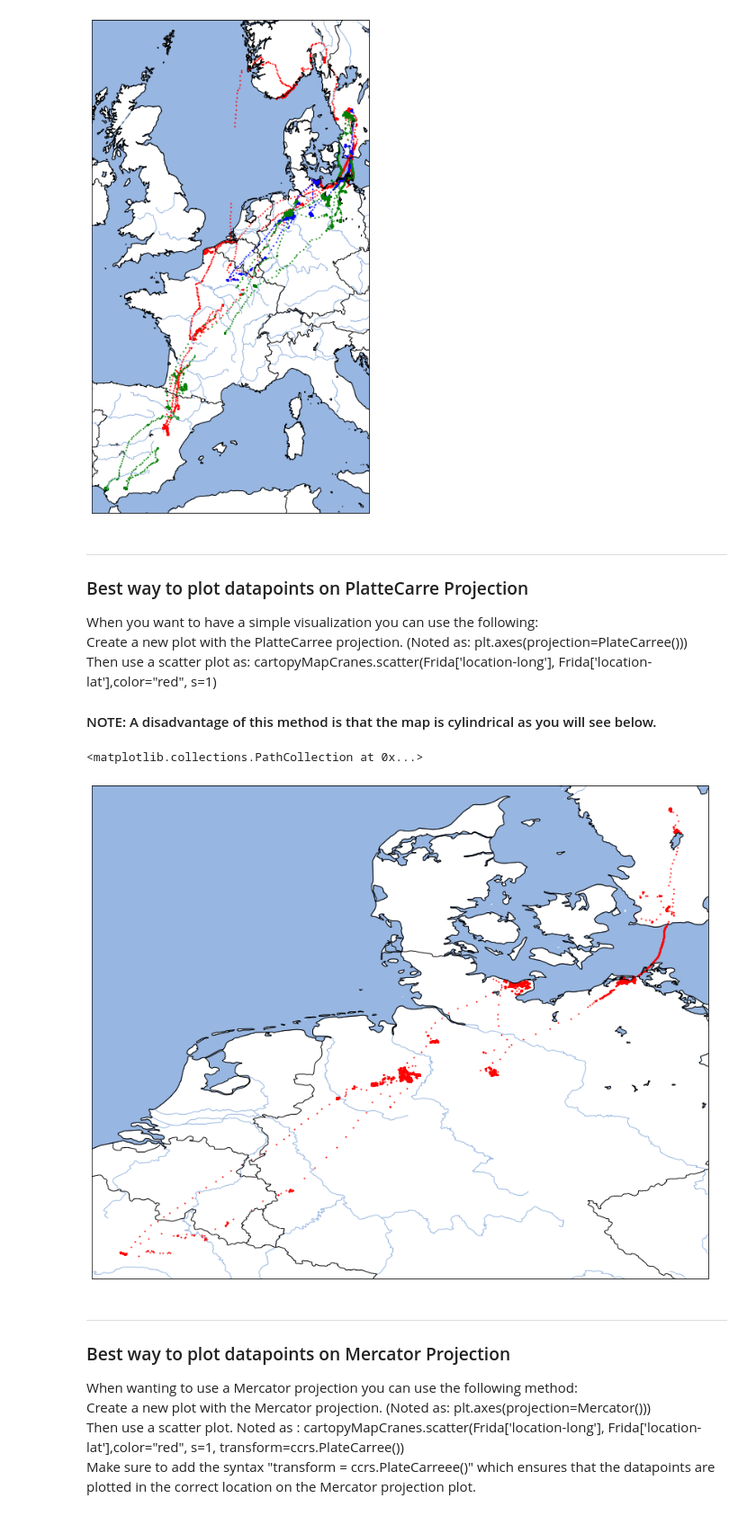
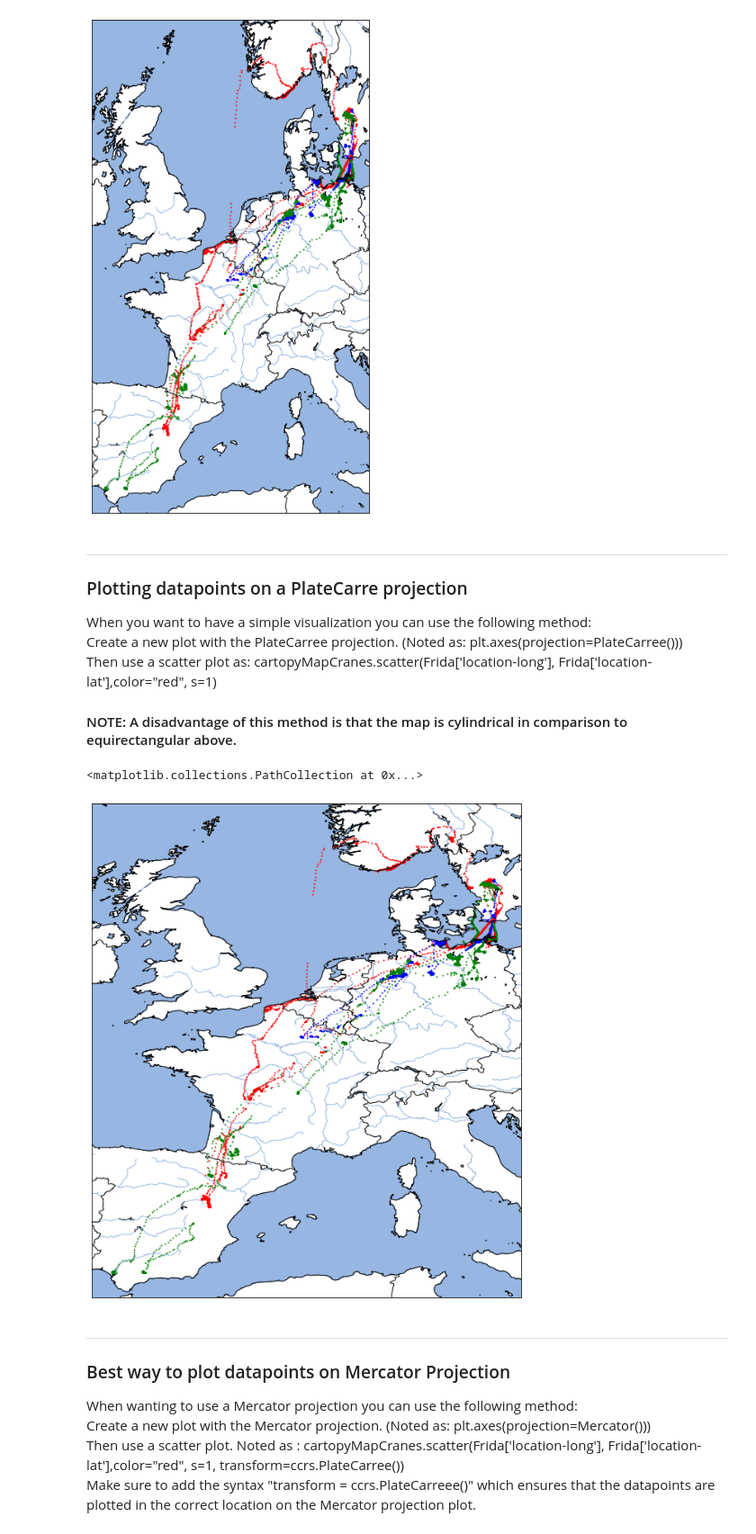
Before and after one commit to The-GeoStack-Project/GeoStack-Workshop, a Jupyter notebook: Geostack-Workshop-Content/Part-1-Data-processing/Notebooks/Solution/Solution-Data-processing.ipynb, the cells around one changed output. Shown at 90% size. Cells and saved outputs as stored; diff of their text form; code cells hidden in the pictures.

```diff
--- a/Geostack-Workshop-Content/Part-1-Data-processing/Notebooks/Solution/Solution-Data-processing.ipynb
+++ b/Geostack-Workshop-Content/Part-1-Data-processing/Notebooks/Solution/Solution-Data-processing.ipynb
@@ -309,33 +309,35 @@ cartopyMapCranes.scatter(Cajsa['location-long'], Cajsa['location-lat'],color="gr
 # %% [markdown]
 ---
 
-### Best way to plot datapoints on PlatteCarre Projection
-When you want to have a simple visualization you can use the following:<br>
-Create a new plot with the PlatteCarree projection. (Noted as: plt.axes(projection=PlateCarree()))<br>
+### Plotting datapoints on a PlateCarre projection
+When you want to have a simple visualization you can use the following method:<br>
+Create a new plot with the PlateCarree projection. (Noted as: plt.axes(projection=PlateCarree()))<br>
 Then use a scatter plot as: cartopyMapCranes.scatter(Frida['location-long'], Frida['location-lat'],color="red", s=1)<br>
 
 
-#### NOTE: A disadvantage of this method is that the map is cylindrical as you will see below.
+#### NOTE: A disadvantage of this method is that the map is cylindrical in comparison to equirectangular above.
 # %%
 plt.figure(figsize = (20, 12))
 
-# Use Mercator projection
+# Use PlateCarree projection
 cartopyMapCranes = plt.axes(projection=ccrs.PlateCarree())
 
 # Add default features to Cartopy Map
 cartopyMapCranes.coastlines(resolution='10m')
 cartopyMapCranes.add_feature(cartopy.feature.LAND, edgecolor='black', facecolor = "white")
 cartopyMapCranes.add_feature(cfeature.LAKES.with_scale('10m'), edgecolor = 'black')
 cartopyMapCranes.add_feature(cfeature.OCEAN)
 cartopyMapCranes.add_feature(cfeature.RIVERS.with_scale('10m'))
 cartopyMapCranes.add_feature(cfeature.BORDERS.with_scale('10m'))
 
 
-# Add the scatter plot to the map without using any transformations
-cartopyMapCranes.scatter(Frida['location-long'], Frida['location-lat'],color="red", s=1)
+# Add the scatter plots to the map without using any transformations
+cartopyMapCranes.scatter(Agnetha['location-long'], Agnetha['location-lat'],color="red", s=1)
+cartopyMapCranes.scatter(Frida['location-long'], Frida['location-lat'],color="blue", s=1)
+cartopyMapCranes.scatter(Cajsa['location-long'], Cajsa['location-lat'],color="green",s=1)
 # %% [output]
 <matplotlib.collections.PathCollection at 0x...>
-[figure, old version]
+[figure, new version]
 # %% [markdown]
 ---
 
```
